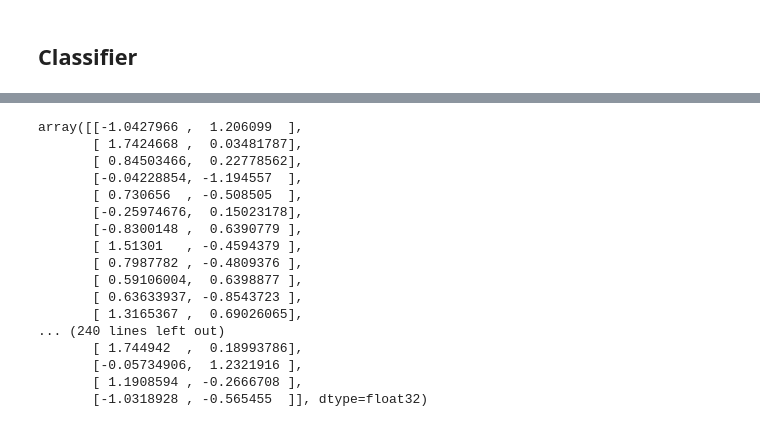
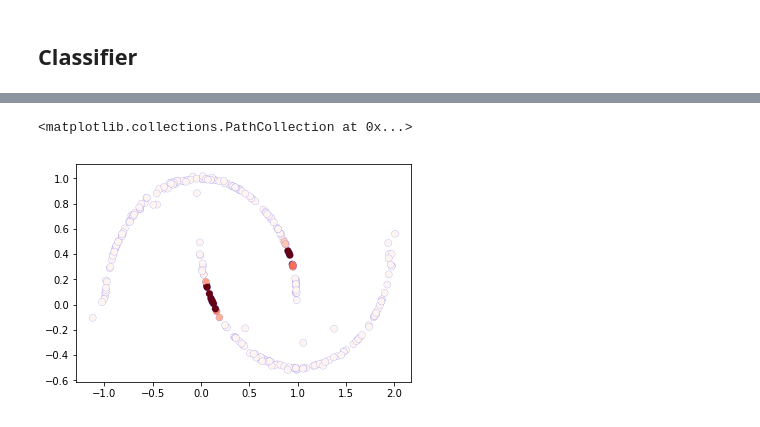
Before and after one commit to bruno-31/toy_ssl, a Jupyter notebook: gan-ssl-cnn.ipynb, the cells around one changed output, grey strips where cells are left out. Drawn from its saved outputs; the diff is of its cells as text; code cells hidden in the pictures.

```diff
--- a/gan-ssl-cnn.ipynb
+++ b/gan-ssl-cnn.ipynb
@@ -334 +318,11 @@ plt.show()
+# %%
+epsilon = 0.001
+tangent_norm = tf.nn.l2_normalize(_nabla,dim=1) # _nabla = tf.gradients(logits_gen, noise)[0]
+samples_adv = generator(noise+ epsilon * tangent_norm)
+f_samp_adv = classifier(samples_adv)
+f_samp = classifier(samples)
+# tangent_consistency = tf.square(f_samp_adv-f_samp)
+# print(tangent_consitency)
+# tangent_loss = tf.reduce_mean(tangent_consistency)
+# print(tangent_loss)
 # %%
@@ -378,2 +359,2 @@ Tensor("generator_3/fully_connected/BiasAdd:0", shape=(256, 2), dtype=float32)
 # %%
-zz, xx, yy = sess.run([gen_adv, samples,data]) # _nabla = tf.gradients(logits_gen, noise)[0]
+fadv,f, xx, yy = sess.run([f_samp,f_samp_adv, samples,data]) # _nabla = tf.gradients(logits_gen, noise)[0]
@@ -410,20 +361,7 @@ global step: 4122
-# %%
-uu
-# %% [output]
-array([[-1.0427966 ,  1.206099  ],
-       [ 1.7424668 ,  0.03481787],
-       [ 0.84503466,  0.22778562],
-       [-0.04228854, -1.194557  ],
-       [ 0.730656  , -0.508505  ],
-       [-0.25974676,  0.15023178],
-       [-0.8300148 ,  0.6390779 ],
-       [ 1.51301   , -0.4594379 ],
-       [ 0.7987782 , -0.4809376 ],
-       [ 0.59106004,  0.6398877 ],
-       [ 0.63633937, -0.8543723 ],
-       [ 1.3165367 ,  0.69026065],
-... (240 lines left out)
-       [ 1.744942  ,  0.18993786],
-       [-0.05734906,  1.2321916 ],
-       [ 1.1908594 , -0.2666708 ],
-       [-1.0318928 , -0.565455  ]], dtype=float32)
+# %%
+measure = np.power(softmax(fadv)-softmax(f),2)
+# %%
+plt.scatter(xx[:,0],xx[:,1], s=50, alpha=1.,c=measure,cmap='Reds',norm=None,linewidths=0.1,edgecolors='b',vmax=0.1)
+# %% [output]
+<matplotlib.collections.PathCollection at 0x...>
+[figure, added]
```
Also changed, not shown: parts of 10 cells of this notebook.
